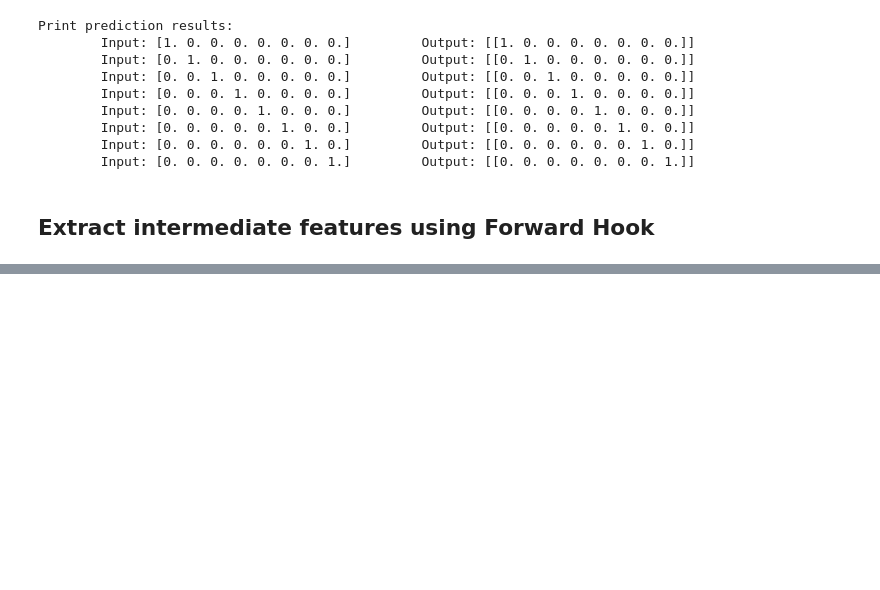
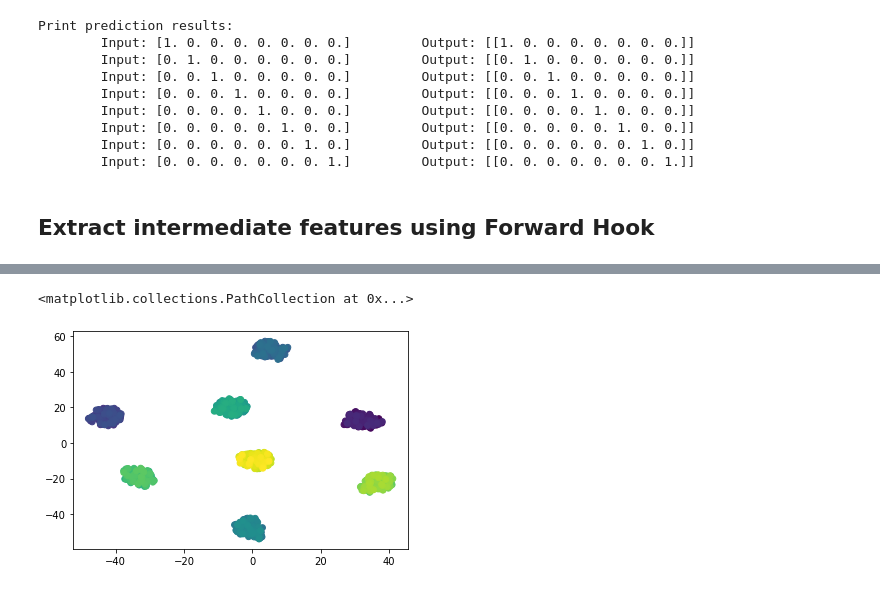
Before and after one commit to Kwanikaze/vpandas, a Jupyter notebook: VAE_OHE_8digits.ipynb, the cells around one changed output, grey strips where cells are left out. Drawn from its saved outputs; the diff is of its cells as text; code cells hidden in the pictures; blank space fills up the shorter version.

```diff
--- a/VAE_OHE_8digits.ipynb
+++ b/VAE_OHE_8digits.ipynb
@@ -316,0 +340,5 @@ decoder_hook.remove() #remove hook after use
+# %%
+plt.scatter(z_embedded[:,0],z_embedded[:,1],c=t)
+# %% [output]
+<matplotlib.collections.PathCollection at 0x...>
+[figure, added]
```
Also changed, not shown: parts of 19 cells of this notebook.
